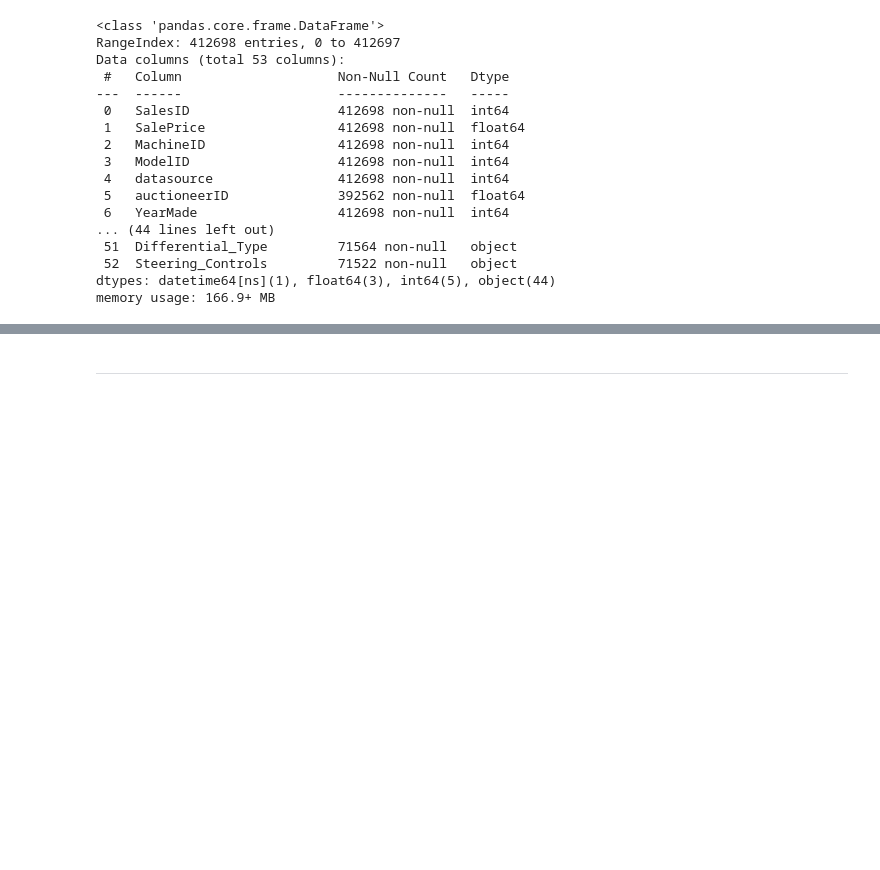
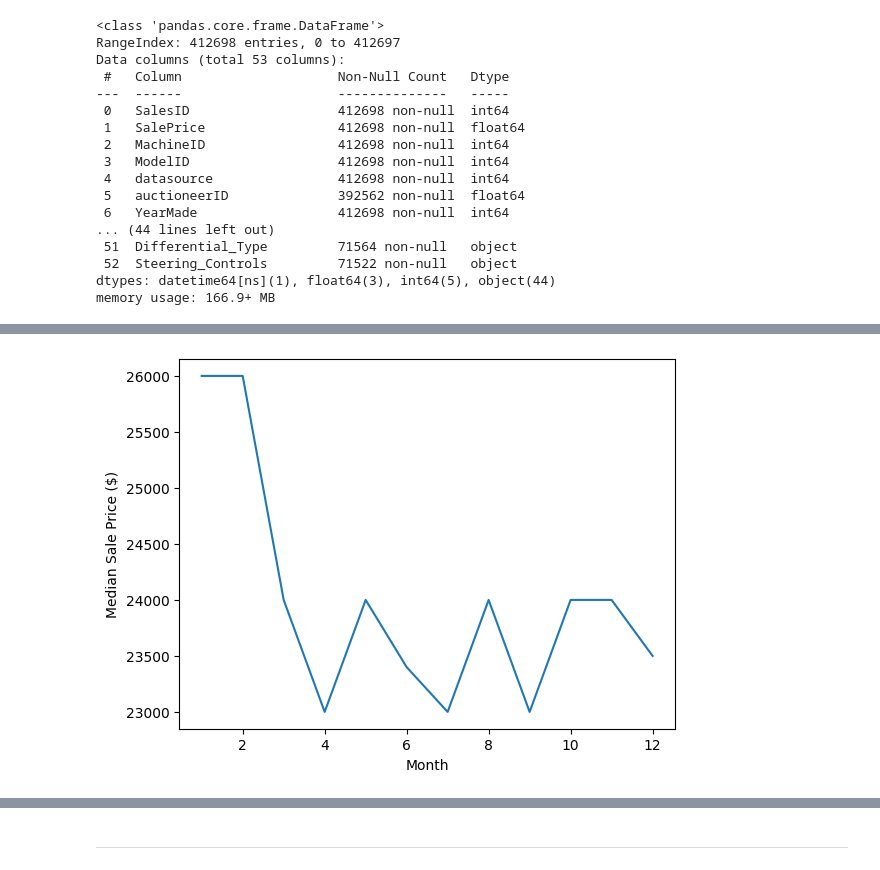
Before and after one commit to Blignaut24/About-BulldozerPriceGenius-_BPG-_v2, a Jupyter notebook: jupyter_notebooks/02_feature_engineering.ipynb, the cells around one changed output, grey strips where cells are left out. Saved outputs shown, nothing was run; the diff lists cells and outputs as text; code cells hidden in the pictures; blank space fills up the shorter version.

```diff
--- a/jupyter_notebooks/02_feature_engineering.ipynb
+++ b/jupyter_notebooks/02_feature_engineering.ipynb
@@ -258,0 +383,7 @@ Section 1 content
+# %%
+# Group DataFrame by saleMonth and then find the median SalePrice
+df_tmp.groupby(["saleMonth"])["SalePrice"].median().plot()
+plt.xlabel("Month")
+plt.ylabel("Median Sale Price ($)");
+# %% [output]
+[figure, added]
```
Also changed, not shown: parts of 28 cells of this notebook, 1 other file.
